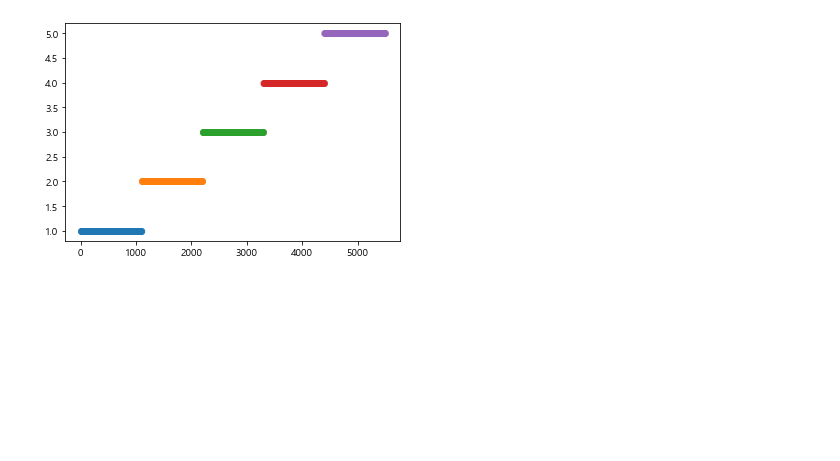
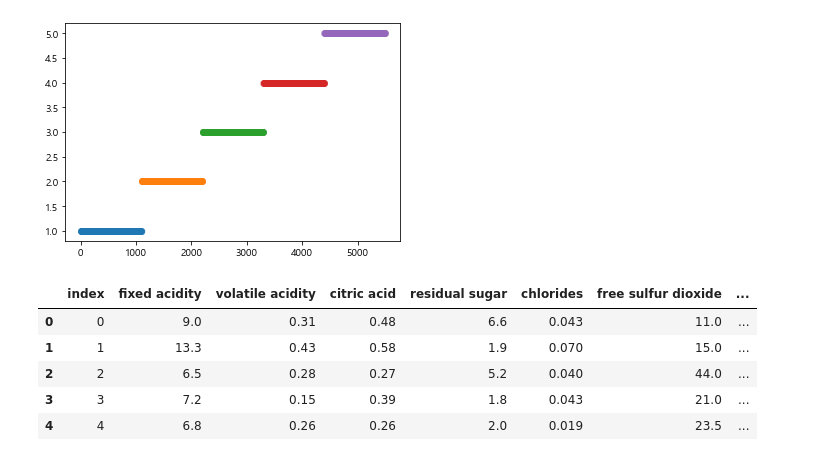
Before and after one commit to eunbin777/StudyAboutML, a Jupyter notebook: DACON_101/와인품질분류Lv1.ipynb, the cells around one changed output. Saved outputs shown, nothing was run; the diff lists cells and outputs as text; code cells hidden in the pictures; blank space fills up the shorter version.

```diff
--- a/DACON_101/와인품질분류Lv1.ipynb
+++ b/DACON_101/와인품질분류Lv1.ipynb
@@ -386,3 +386,21 @@ for train_idx, valid_idx in kf.split(train) :
 plt.show()
 # %% [output]
 [figure]
+# %%
+test['Scaled fixed acidity'] = scaler.transform(test[['fixed acidity']])
+# %%
+onehot = encoder.transform(test[['type']])
+onehot = onehot.toarray()
+onehot = pd.DataFrame(onehot)
+onehot.columns = encoder.get_feature_names()
+test = pd.concat([test, onehot], axis = 1)
+test = test.drop(columns = ['type'])
+
+test.head()
+# %% [output]
+|  | index | fixed acidity | volatile acidity | citric acid | residual sugar | chlorides | free sulfur dioxide | ... |
+| 0 | 0 | 9.0 | 0.31 | 0.48 | 6.6 | 0.043 | 11.0 | ... |
+| 1 | 1 | 13.3 | 0.43 | 0.58 | 1.9 | 0.070 | 15.0 | ... |
+| 2 | 2 | 6.5 | 0.28 | 0.27 | 5.2 | 0.040 | 44.0 | ... |
+| 3 | 3 | 7.2 | 0.15 | 0.39 | 1.8 | 0.043 | 21.0 | ... |
+| 4 | 4 | 6.8 | 0.26 | 0.26 | 2.0 | 0.019 | 23.5 | ... |
```
Also changed, not shown: parts of 9 cells of this notebook.
